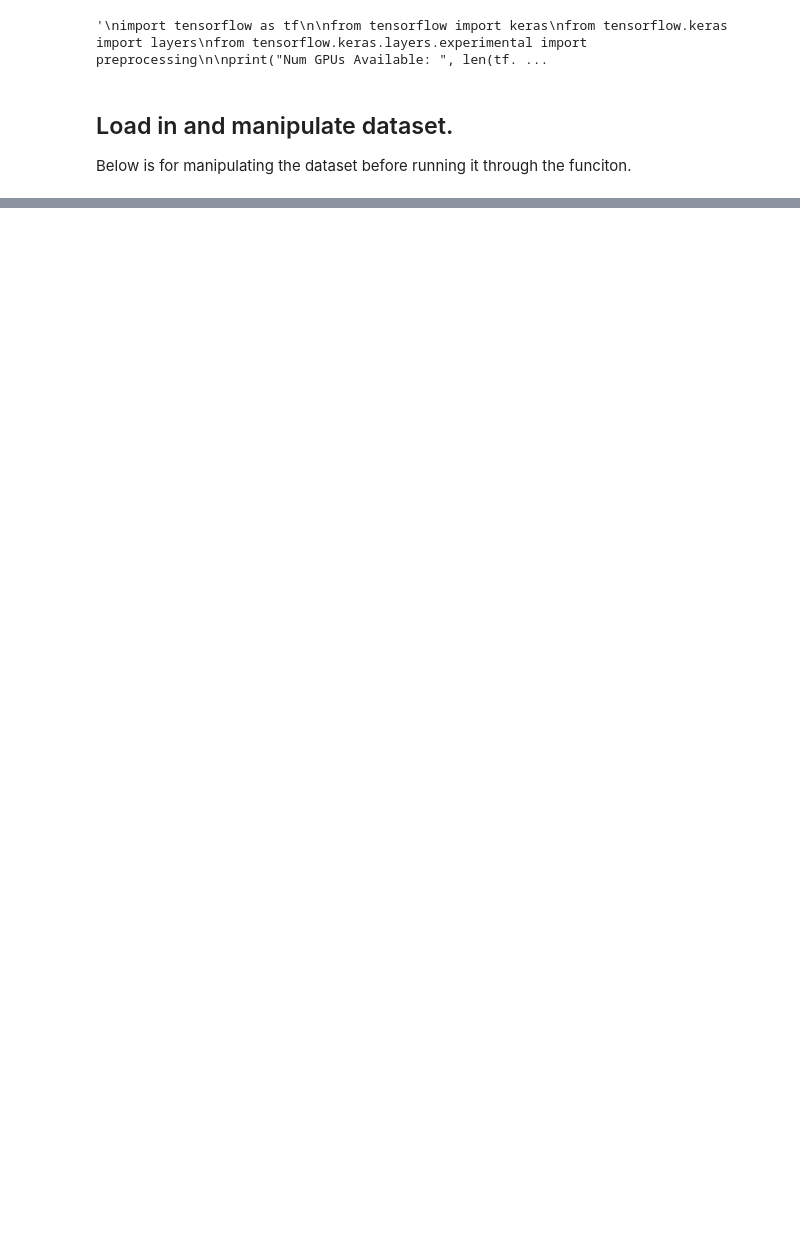
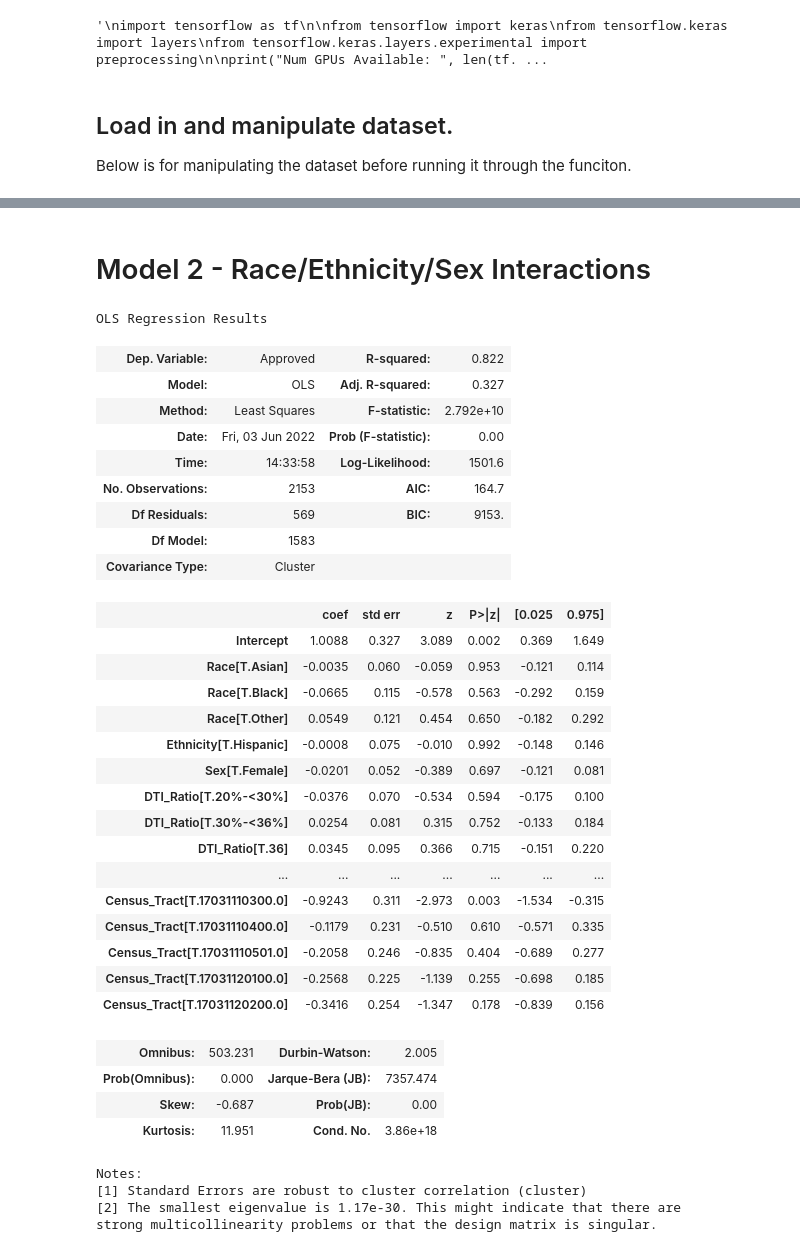
Before and after one commit to RayCarpenterIII/Measuring-Race-Ethnicity-and-Gender-Gaps-in-Mortgage-Approvals, a Jupyter notebook: HMDA Linear Probability Model v.02.ipynb, the cells around one changed output, grey strips where cells are left out. Cells and saved outputs as stored; diff of their text form; code cells hidden in the pictures; blank space fills up the shorter version.

```diff
--- a/HMDA Linear Probability Model v.02.ipynb
+++ b/HMDA Linear Probability Model v.02.ipynb
@@ -124,0 +208,42 @@ KeyError: "None of ['Year'] are in the columns"
+# %% [markdown]
+# Model 2 - Race/Ethnicity/Sex Interactions
+# %%
+Model_2 = ols("Approved ~ Race*Ethnicity*Sex\
+          + LTV + DTI_Ratio + Lender_LEI + Census_Tract\
+          + Log_Income + Log_Loan_Amount", data = HMDA_clean).fit(cov_type = 'Cluster', cov_kwds = {'groups': HMDA_clean['County_Code']})
+Model_2.summary()
+# %% [output]
+OLS Regression Results
+| Dep. Variable: | Approved | R-squared: | 0.822 |
+| Model: | OLS | Adj. R-squared: | 0.327 |
+| Method: | Least Squares | F-statistic: | 2.792e+10 |
+| Date: | Fri, 03 Jun 2022 | Prob (F-statistic): | 0.00 |
+| Time: | 14:33:58 | Log-Likelihood: | 1501.6 |
+| No. Observations: | 2153 | AIC: | 164.7 |
+| Df Residuals: | 569 | BIC: | 9153. |
+| Df Model: | 1583 |  |  |
+| Covariance Type: | Cluster |  |  |
+|  | coef | std err | z | P>|z| | [0.025 | 0.975] |
+| Intercept | 1.0088 | 0.327 | 3.089 | 0.002 | 0.369 | 1.649 |
+| Race[T.Asian] | -0.0035 | 0.060 | -0.059 | 0.953 | -0.121 | 0.114 |
+| Race[T.Black] | -0.0665 | 0.115 | -0.578 | 0.563 | -0.292 | 0.159 |
+| Race[T.Other] | 0.0549 | 0.121 | 0.454 | 0.650 | -0.182 | 0.292 |
+| Ethnicity[T.Hispanic] | -0.0008 | 0.075 | -0.010 | 0.992 | -0.148 | 0.146 |
+| Sex[T.Female] | -0.0201 | 0.052 | -0.389 | 0.697 | -0.121 | 0.081 |
+| DTI_Ratio[T.20%-<30%] | -0.0376 | 0.070 | -0.534 | 0.594 | -0.175 | 0.100 |
+| DTI_Ratio[T.30%-<36%] | 0.0254 | 0.081 | 0.315 | 0.752 | -0.133 | 0.184 |
+| DTI_Ratio[T.36] | 0.0345 | 0.095 | 0.366 | 0.715 | -0.151 | 0.220 |
+| ... | ... | ... | ... | ... | ... | ... |
+| Census_Tract[T.17031110300.0] | -0.9243 | 0.311 | -2.973 | 0.003 | -1.534 | -0.315 |
+| Census_Tract[T.17031110400.0] | -0.1179 | 0.231 | -0.510 | 0.610 | -0.571 | 0.335 |
+| Census_Tract[T.17031110501.0] | -0.2058 | 0.246 | -0.835 | 0.404 | -0.689 | 0.277 |
+| Census_Tract[T.17031120100.0] | -0.2568 | 0.225 | -1.139 | 0.255 | -0.698 | 0.185 |
+| Census_Tract[T.17031120200.0] | -0.3416 | 0.254 | -1.347 | 0.178 | -0.839 | 0.156 |
+| Omnibus: | 503.231 | Durbin-Watson: | 2.005 |
+| Prob(Omnibus): | 0.000 | Jarque-Bera (JB): | 7357.474 |
+| Skew: | -0.687 | Prob(JB): | 0.00 |
+| Kurtosis: | 11.951 | Cond. No. | 3.86e+18 |
+Notes:
+[1] Standard Errors are robust to cluster correlation (cluster)
+[2] The smallest eigenvalue is 1.17e-30. This might indicate that there are
+strong multicollinearity problems or that the design matrix is singular.
```
Also changed, not shown: parts of 26 cells of this notebook, 6 other files.
